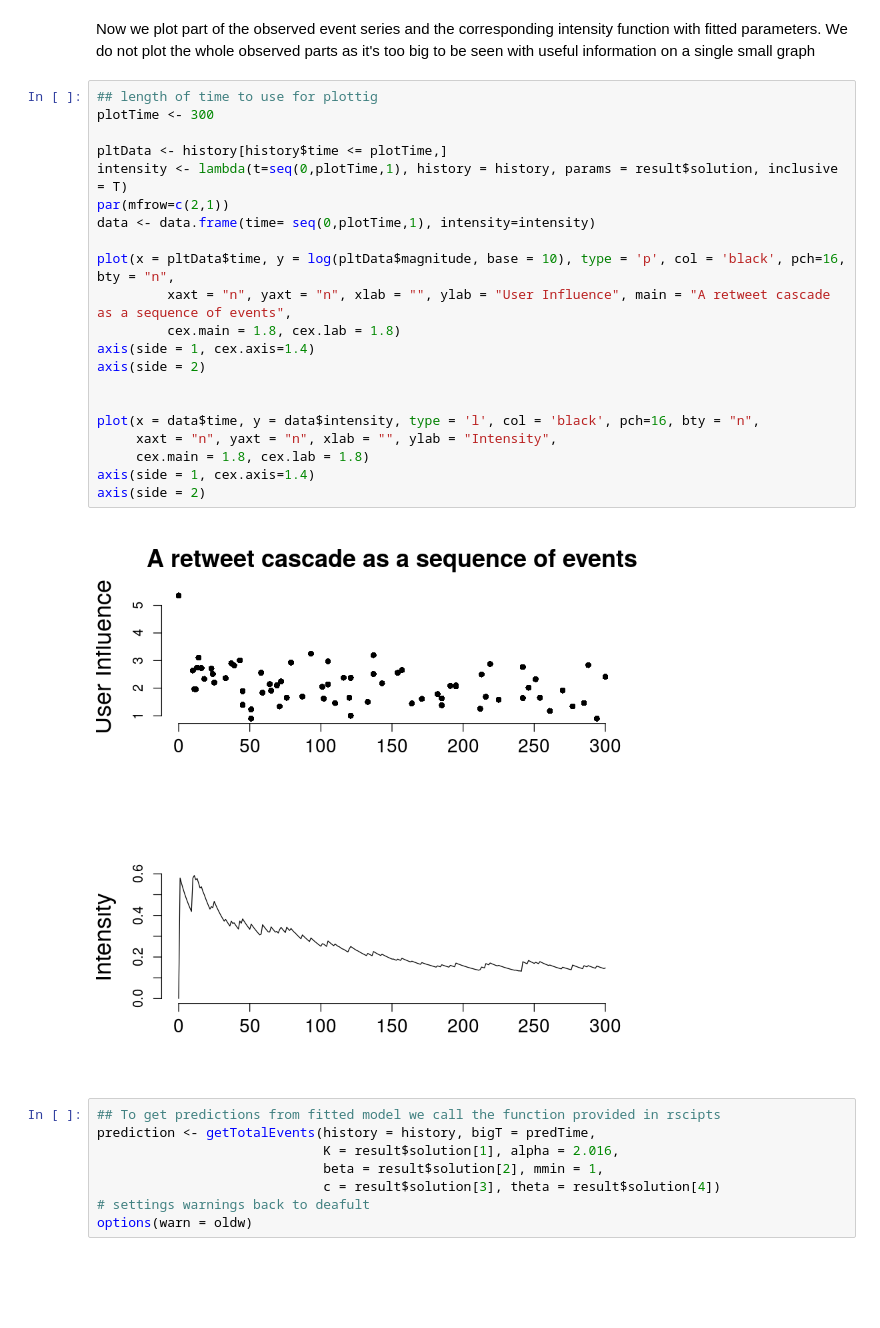
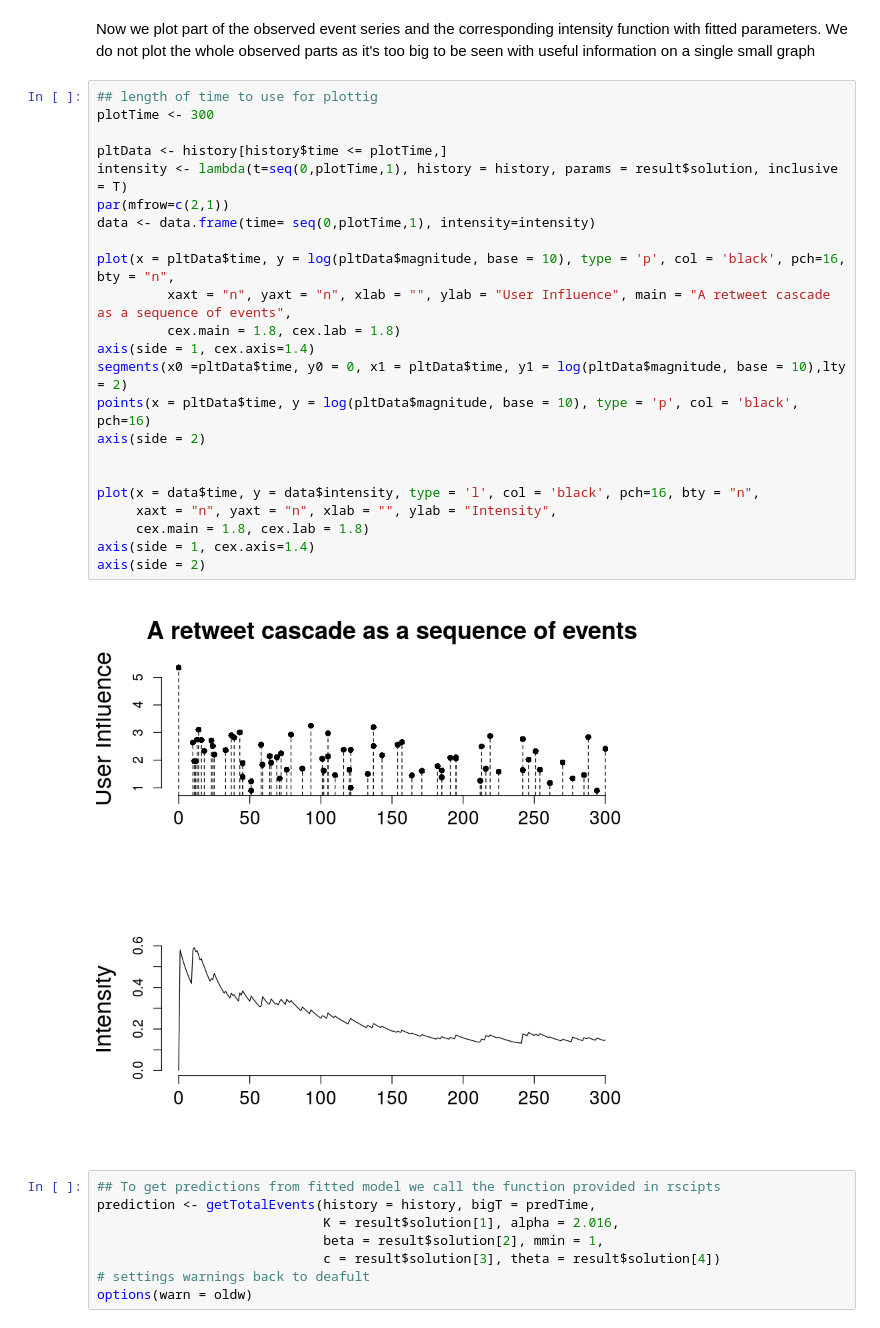
Before and after one commit to s-mishra/featuredriven-hawkes, a Jupyter notebook: code/marked_hawkes_point_process.ipynb, the cells around one changed output. Saved outputs shown, nothing was run; the diff lists cells and outputs as text; blank space fills up the shorter version.

```diff
--- a/code/marked_hawkes_point_process.ipynb
+++ b/code/marked_hawkes_point_process.ipynb
@@ -116,26 +116,28 @@ Now we plot part of the observed event series and the corresponding intensity fu
 # %%
 ## length of time to use for plottig
 plotTime <- 300
 
 pltData <- history[history$time <= plotTime,]
 intensity <- lambda(t=seq(0,plotTime,1), history = history, params = result$solution, inclusive = T)
 par(mfrow=c(2,1))
 data <- data.frame(time= seq(0,plotTime,1), intensity=intensity)
 
 plot(x = pltData$time, y = log(pltData$magnitude, base = 10), type = 'p', col = 'black', pch=16, bty = "n",
          xaxt = "n", yaxt = "n", xlab = "", ylab = "User Influence", main = "A retweet cascade as a sequence of events",
          cex.main = 1.8, cex.lab = 1.8)
 axis(side = 1, cex.axis=1.4)
+segments(x0 =pltData$time, y0 = 0, x1 = pltData$time, y1 = log(pltData$magnitude, base = 10),lty = 2)
+points(x = pltData$time, y = log(pltData$magnitude, base = 10), type = 'p', col = 'black', pch=16)
 axis(side = 2)
 
 
 plot(x = data$time, y = data$intensity, type = 'l', col = 'black', pch=16, bty = "n",
      xaxt = "n", yaxt = "n", xlab = "", ylab = "Intensity",
      cex.main = 1.8, cex.lab = 1.8)
 axis(side = 1, cex.axis=1.4)
 axis(side = 2)
 # %% [output]
-[figure, old version]
+[figure, new version]
 # %%
 ## To get predictions from fitted model we call the function provided in rscipts
 prediction <- getTotalEvents(history = history, bigT = predTime,
```
Also changed, not shown: parts of 1 cell of this notebook.
